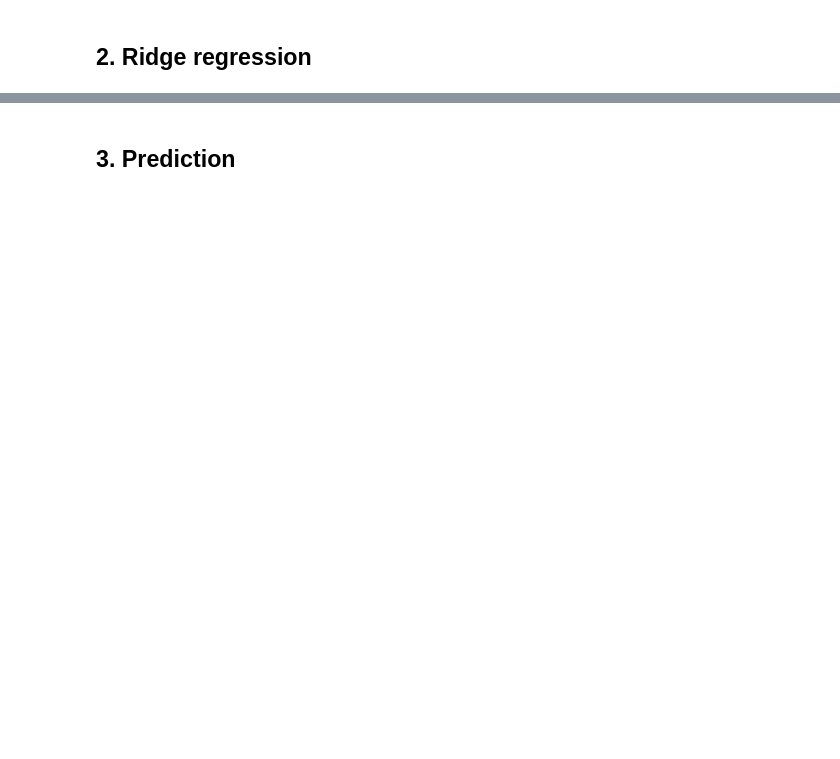
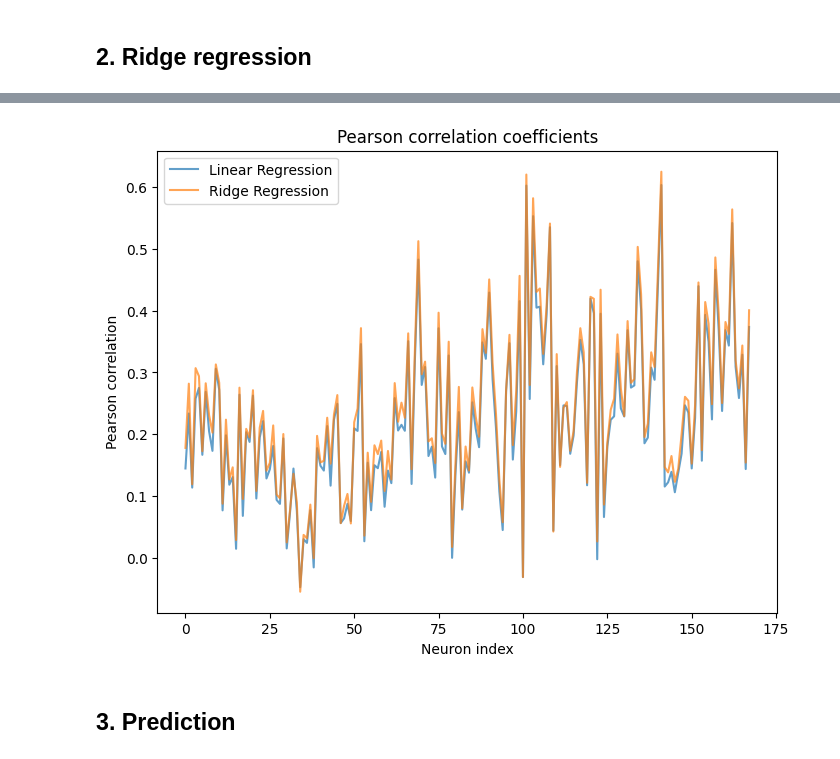
Before and after one commit to ZyLiao-0011/NX414, a Jupyter notebook: linear_regression-lzy.ipynb, the cells around one changed output, grey strips where cells are left out. Cells and saved outputs as stored; diff of their text form; code cells hidden in the pictures; blank space fills up the shorter version.

Commit message:
linear regression file updata

```diff
--- a/linear_regression-lzy.ipynb
+++ b/linear_regression-lzy.ipynb
@@ -178,3 +178,14 @@ plt.show()
+# %%
+plt.figure(figsize=(8,6))
+plt.plot(pearson_corr_lr[:,0], label='Linear Regression', alpha=0.7)
+plt.plot(pearson_corr_ridge[:,1], label='Ridge Regression', alpha=0.7)
+plt.xlabel('Neuron index')
+plt.ylabel('Pearson correlation')
+plt.title('Pearson correlation coefficients')
+plt.legend()
+plt.show()
+# %% [output]
+[figure, added]
 # %% [markdown]
 ## 3. Prediction
 # %%
```
Also changed, not shown: parts of 5 cells of this notebook.
